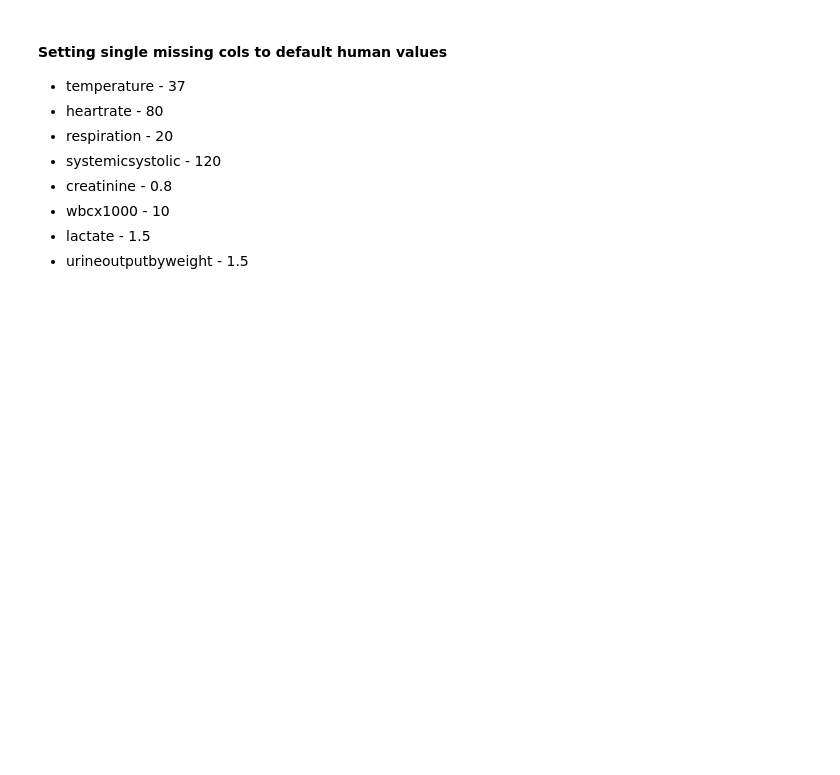
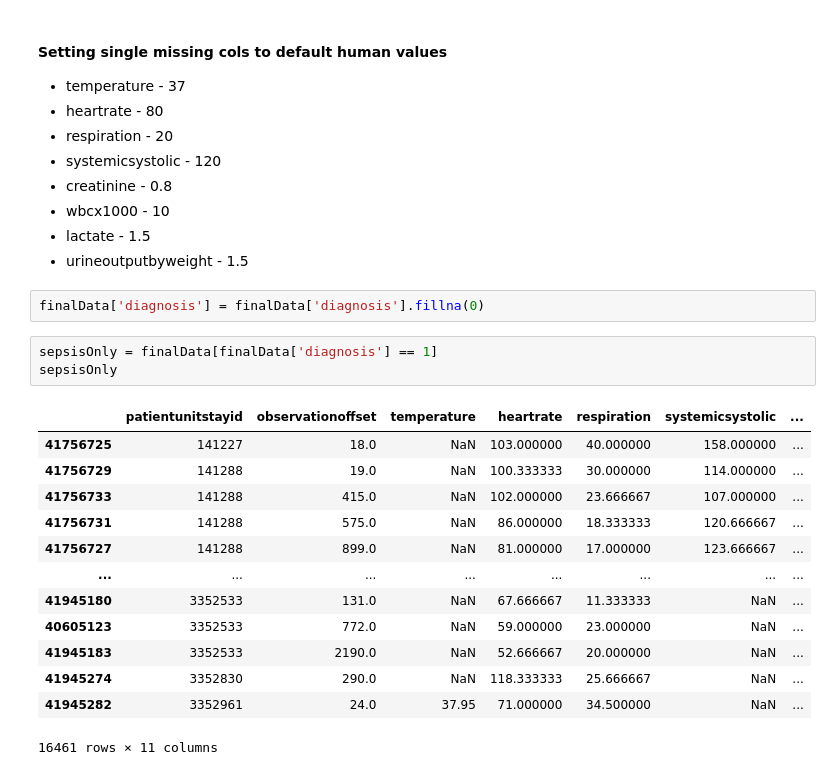
Before and after one commit to StallionsProject/SepsisPrediction, a Jupyter notebook: Jupyter Notebooks/data-interpolation.ipynb, the cells around one changed output. Saved outputs shown, nothing was run; the diff lists cells and outputs as text; blank space fills up the shorter version.

```diff
--- a/Jupyter Notebooks/data-interpolation.ipynb
+++ b/Jupyter Notebooks/data-interpolation.ipynb
@@ -128,4 +128,23 @@ finalData[cols].isnull().sum().sum()
 * wbcx1000 - 10
 * lactate - 1.5
 * urineoutputbyweight - 1.5
+# %%
+finalData['diagnosis'] = finalData['diagnosis'].fillna(0)
+# %%
+sepsisOnly = finalData[finalData['diagnosis'] == 1]
+sepsisOnly
+# %% [output]
+|  | patientunitstayid | observationoffset | temperature | heartrate | respiration | systemicsystolic | ... |
+| 41756725 | 141227 | 18.0 | NaN | 103.000000 | 40.000000 | 158.000000 | ... |
+| 41756729 | 141288 | 19.0 | NaN | 100.333333 | 30.000000 | 114.000000 | ... |
+| 41756733 | 141288 | 415.0 | NaN | 102.000000 | 23.666667 | 107.000000 | ... |
+| 41756731 | 141288 | 575.0 | NaN | 86.000000 | 18.333333 | 120.666667 | ... |
+| 41756727 | 141288 | 899.0 | NaN | 81.000000 | 17.000000 | 123.666667 | ... |
+| ... | ... | ... | ... | ... | ... | ... | ... |
+| 41945180 | 3352533 | 131.0 | NaN | 67.666667 | 11.333333 | NaN | ... |
+| 40605123 | 3352533 | 772.0 | NaN | 59.000000 | 23.000000 | NaN | ... |
+| 41945183 | 3352533 | 2190.0 | NaN | 52.666667 | 20.000000 | NaN | ... |
+| 41945274 | 3352830 | 290.0 | NaN | 118.333333 | 25.666667 | NaN | ... |
+| 41945282 | 3352961 | 24.0 | 37.95 | 71.000000 | 34.500000 | NaN | ... |
+16461 rows × 11 columns
 # %%
```
Also changed, not shown: parts of 11 cells of this notebook.
